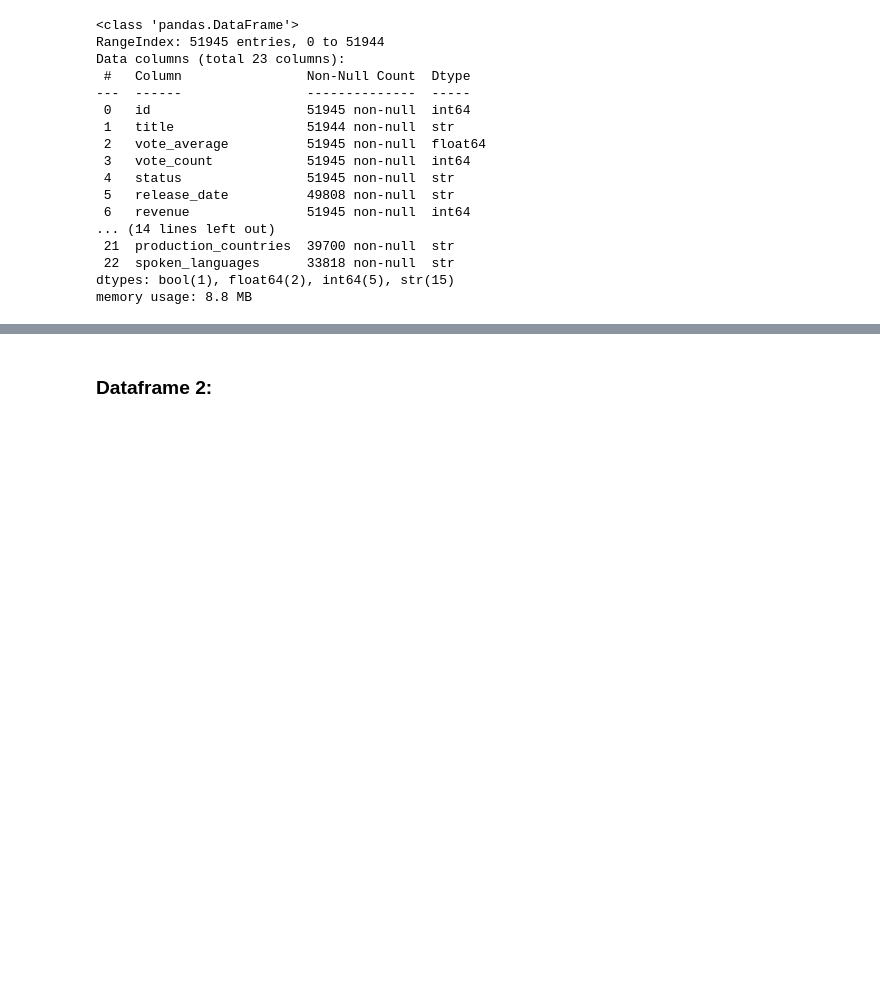
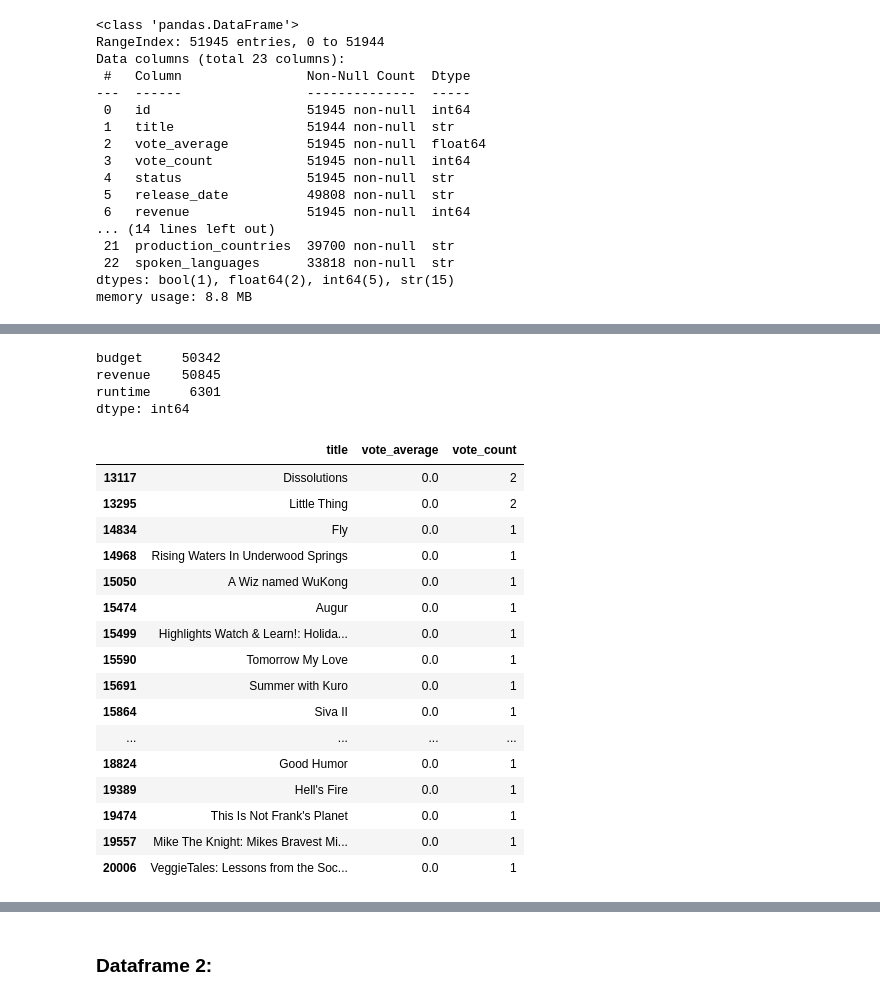
Before and after one commit to egarr831/EGarrison_ModC_Milestone1_Weeks1-6, a Jupyter notebook: Week1.ipynb, the cells around one changed output, grey strips where cells are left out. Drawn from its saved outputs; the diff is of its cells as text; code cells hidden in the pictures; blank space fills up the shorter version.

```diff
--- a/Week1.ipynb
+++ b/Week1.ipynb
@@ -40,0 +95,9 @@ memory usage: 8.8 MB
+# %%
+columns_to_drop = [
+    "tagline",
+    "homepage",
+    "backdrop_path",
+    "poster_path"
+]
+
+df1_animation = df1_animation.drop(columns=columns_to_drop)
@@ -40,0 +112,5 @@ memory usage: 8.8 MB
+# %%
+df1_animation["release_date"] = pd.to_datetime(
+    df1_animation["release_date"],
+    errors="coerce"
+)
@@ -40,0 +168,34 @@ memory usage: 8.8 MB
+# %%
+df1_animation["budget"] = df1_animation["budget"].replace(0, np.nan)
+df1_animation["revenue"] = df1_animation["revenue"].replace(0, np.nan)
+df1_animation["runtime"] = df1_animation["runtime"].replace(0, np.nan)
+
+df1_animation[["budget", "revenue", "runtime"]].isnull().sum()
+# %% [output]
+budget     50342
+revenue    50845
+runtime     6301
+dtype: int64
+# %%
+df1_animation[
+    (df1_animation["vote_average"] == 0) &
+    (df1_animation["vote_count"] > 0)
+][["title", "vote_average", "vote_count"]]
+# %% [output]
+|  | title | vote_average | vote_count |
+| 13117 | Dissolutions | 0.0 | 2 |
+| 13295 | Little Thing | 0.0 | 2 |
+| 14834 | Fly | 0.0 | 1 |
+| 14968 | Rising Waters In Underwood Springs | 0.0 | 1 |
+| 15050 | A Wiz named WuKong | 0.0 | 1 |
+| 15474 | Augur | 0.0 | 1 |
+| 15499 | Highlights Watch & Learn!: Holida... | 0.0 | 1 |
+| 15590 | Tomorrow My Love | 0.0 | 1 |
+| 15691 | Summer with Kuro | 0.0 | 1 |
+| 15864 | Siva II | 0.0 | 1 |
+| ... | ... | ... | ... |
+| 18824 | Good Humor | 0.0 | 1 |
+| 19389 | Hell's Fire | 0.0 | 1 |
+| 19474 | This Is Not Frank's Planet | 0.0 | 1 |
+| 19557 | Mike The Knight: Mikes Bravest Mi... | 0.0 | 1 |
+| 20006 | VeggieTales: Lessons from the Soc... | 0.0 | 1 |
```
Also changed, not shown: parts of 13 cells of this notebook.
